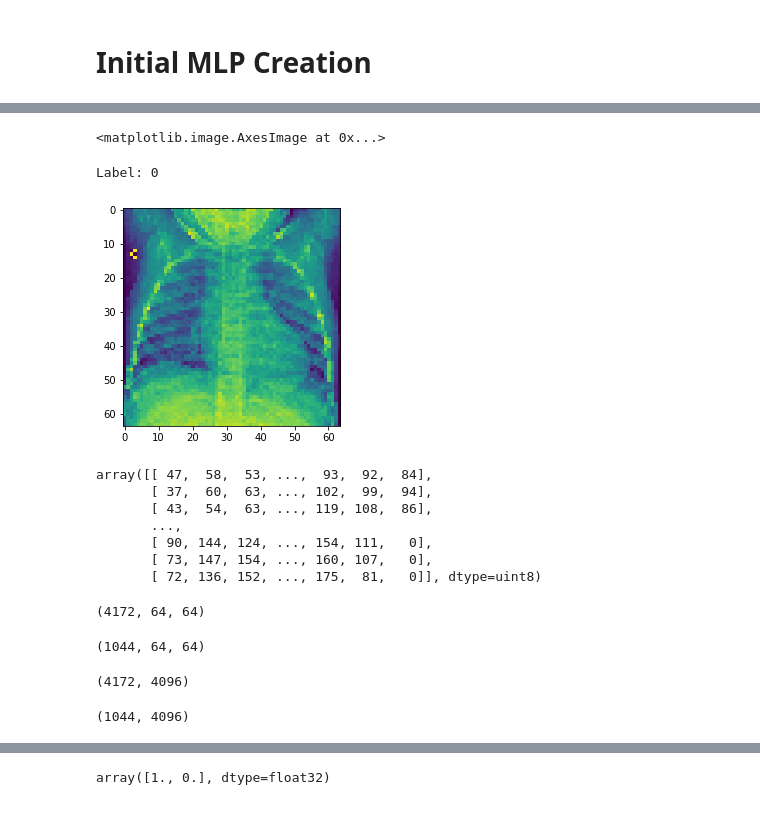
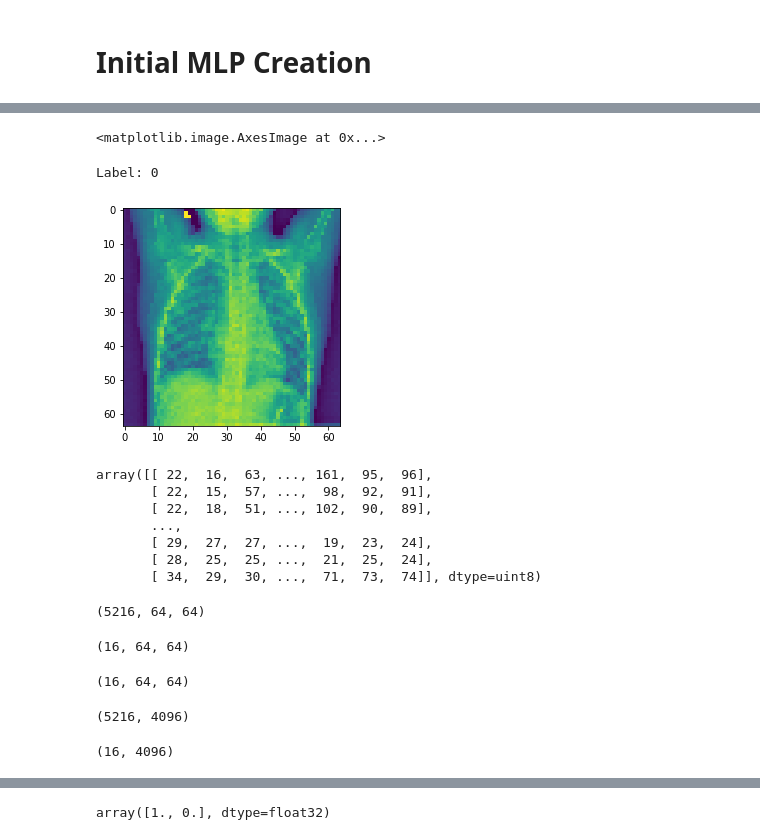
Before and after one commit to INV-VTL/P4-Project, a Jupyter notebook: Notebook.ipynb, the cells around one changed output, grey strips where cells are left out. Saved outputs shown, nothing was run; the diff lists cells and outputs as text; code cells hidden in the pictures.

```diff
--- a/Notebook.ipynb
+++ b/Notebook.ipynb
@@ -37,3 +39,3 @@ from tensorflow.keras import layers
 # %%
-NORMAL = glob.glob("C:\\Users\\rychu\\Desktop\\2021\\FLT\\P4-Project\\chest_xray\\train\\NORMAL\\*.jpeg")
-PNEUMONIA = glob.glob("C:\\Users\\rychu\\Desktop\\2021\\FLT\\P4-Project\\chest_xray\\train\\PNEUMONIA\\*jpeg")
+Train_NORMAL = glob.glob("C:\\Users\\rychu\\Desktop\\2021\\FLT\\P4-Project\\chest_xray\\train\\NORMAL\\*.jpeg")
+Train_PNEUMONIA = glob.glob("C:\\Users\\rychu\\Desktop\\2021\\FLT\\P4-Project\\chest_xray\\train\\PNEUMONIA\\*jpeg")
@@ -43,17 +42,20 @@ labels = []
+# %%
+train_data = []
+train_labels = []
 # %%
-for i in NORMAL:
+for i in Train_NORMAL:
     image= tf.keras.preprocessing.image.load_img(i, color_mode='grayscale', target_size= (64,64))
     image=np.array(image)
-    data.append(image)
-    labels.append(0)
+    train_data.append(image)
+    train_labels.append(0)
 
-for i in PNEUMONIA:
+for i in Train_PNEUMONIA:
     image= tf.keras.preprocessing.image.load_img(i, color_mode='grayscale', target_size= (64,64))
     image=np.array(image)
-    data.append(image)
-    labels.append(1)
+    train_data.append(image)
+    train_labels.append(1)
 # %%
-data = np.array(data)
-labels = np.array(labels)
+train_data = np.array(train_data)
+train_labels = np.array(train_labels)
 
-X_train, X_test, y_train, y_test = train_test_split(data, labels, test_size=0.2, random_state=42)
+# X_train, X_test, y_train, y_test = train_test_split(data, labels, test_size=0.2, random_state=42)
@@ -60,26 +83,30 @@ X_train, X_test, y_train, y_test = train_test_split(data, labels, test_size=0.2,
 # %%
-sample_image = X_train[0]
-sample_label = y_train[0]
+sample_image = train_data[0]
+sample_label = train_labels[0]
 display(plt.imshow(sample_image))
 print('Label: {}'.format(sample_label))
 # %% [output]
 <matplotlib.image.AxesImage at 0x...>
 Label: 0
-[figure, old version]
+[figure, new version]
 # %%
 sample_image
 # %% [output]
-array([[ 47,  58,  53, ...,  93,  92,  84],
-       [ 37,  60,  63, ..., 102,  99,  94],
-       [ 43,  54,  63, ..., 119, 108,  86],
+array([[ 22,  16,  63, ..., 161,  95,  96],
+       [ 22,  15,  57, ...,  98,  92,  91],
+       [ 22,  18,  51, ..., 102,  90,  89],
        ...,
-       [ 90, 144, 124, ..., 154, 111,   0],
-       [ 73, 147, 154, ..., 160, 107,   0],
-       [ 72, 136, 152, ..., 175,  81,   0]], dtype=uint8)
+       [ 29,  27,  27, ...,  19,  23,  24],
+       [ 28,  25,  25, ...,  21,  25,  24],
+       [ 34,  29,  30, ...,  71,  73,  74]], dtype=uint8)
 # %%
-print(X_train.shape)
-X_test.shape
+print(train_data.shape)
+val_data.shape
 # %% [output]
-(4172, 64, 64)
+(5216, 64, 64)
-(1044, 64, 64)
+(16, 64, 64)
+# %%
+print(val_data.shape)
+# %% [output]
+(16, 64, 64)
 # %%
@@ -88,7 +115,7 @@ X_test = X_test.reshape(1044, 4096).astype('float')
 # %%
-print(X_train.shape)
-X_test.shape
+print(train_data.shape)
+val_data.shape
 # %% [output]
-(4172, 4096)
+(5216, 4096)
-(1044, 4096)
+(16, 4096)
 # %%
```
Also changed, not shown: parts of 66 cells of this notebook, 6 other files.
